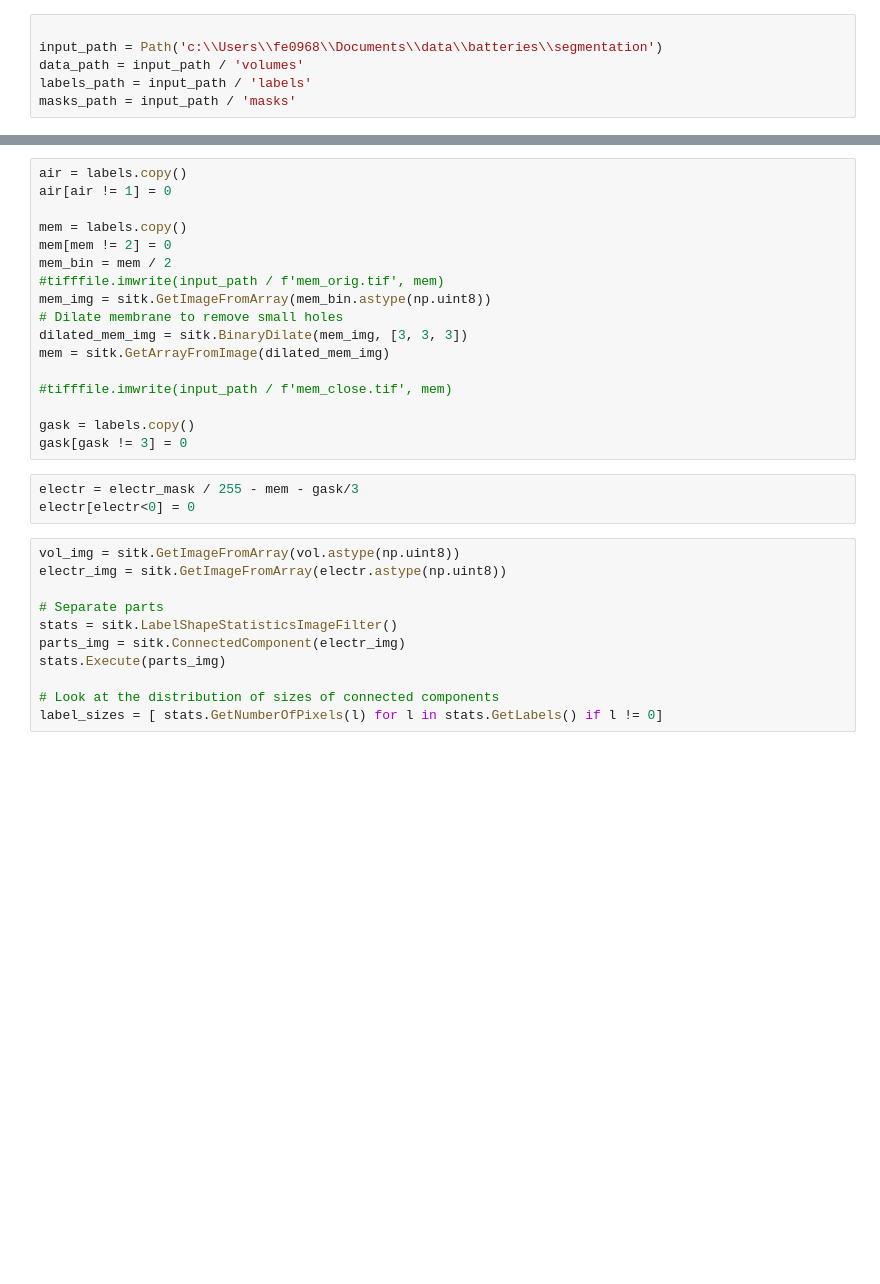
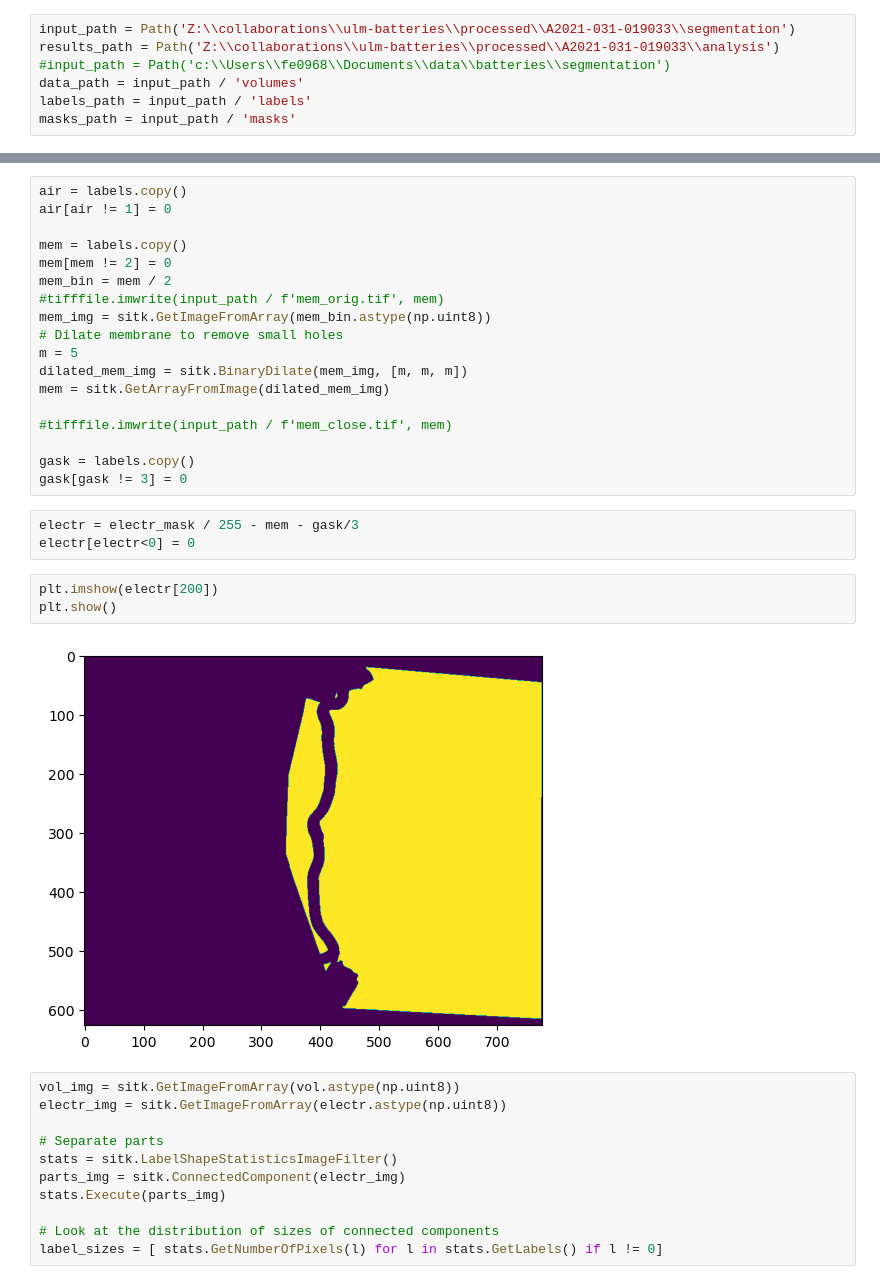
Before and after one commit to axruff/batteries, a Jupyter notebook: analysisBubbles.ipynb, the cells around one changed output, grey strips where cells are left out. Saved outputs shown, nothing was run; the diff lists cells and outputs as text; blank space fills up the shorter version.

```diff
--- a/analysisBubbles.ipynb
+++ b/analysisBubbles.ipynb
@@ -27,6 +151,7 @@ def read_3d_volume(fileName, nx, ny, nz, dtype=np.float32):
 # %%
-
-input_path = Path('c:\\Users\\fe0968\\Documents\\data\\batteries\\segmentation')
+input_path = Path('Z:\\collaborations\\ulm-batteries\\processed\\A2021-031-019033\\segmentation')
+results_path = Path('Z:\\collaborations\\ulm-batteries\\processed\\A2021-031-019033\\analysis')
+#input_path = Path('c:\\Users\\fe0968\\Documents\\data\\batteries\\segmentation')
 data_path = input_path / 'volumes'
 labels_path = input_path / 'labels'
 masks_path = input_path / 'masks'
@@ -58,7 +213,8 @@ mem_bin = mem / 2
 #tifffile.imwrite(input_path / f'mem_orig.tif', mem)
 mem_img = sitk.GetImageFromArray(mem_bin.astype(np.uint8))
 # Dilate membrane to remove small holes
-dilated_mem_img = sitk.BinaryDilate(mem_img, [3, 3, 3])
+m = 5
+dilated_mem_img = sitk.BinaryDilate(mem_img, [m, m, m])
 mem = sitk.GetArrayFromImage(dilated_mem_img)
 
 #tifffile.imwrite(input_path / f'mem_close.tif', mem)
@@ -68,6 +224,11 @@ gask[gask != 3] = 0
 # %%
 electr = electr_mask / 255 - mem - gask/3
 electr[electr<0] = 0
+# %%
+plt.imshow(electr[200])
+plt.show()
+# %% [output]
+[figure, added]
 # %%
 vol_img = sitk.GetImageFromArray(vol.astype(np.uint8))
 electr_img = sitk.GetImageFromArray(electr.astype(np.uint8))
```
Also changed, not shown: parts of 20 cells of this notebook, 2 other files.
